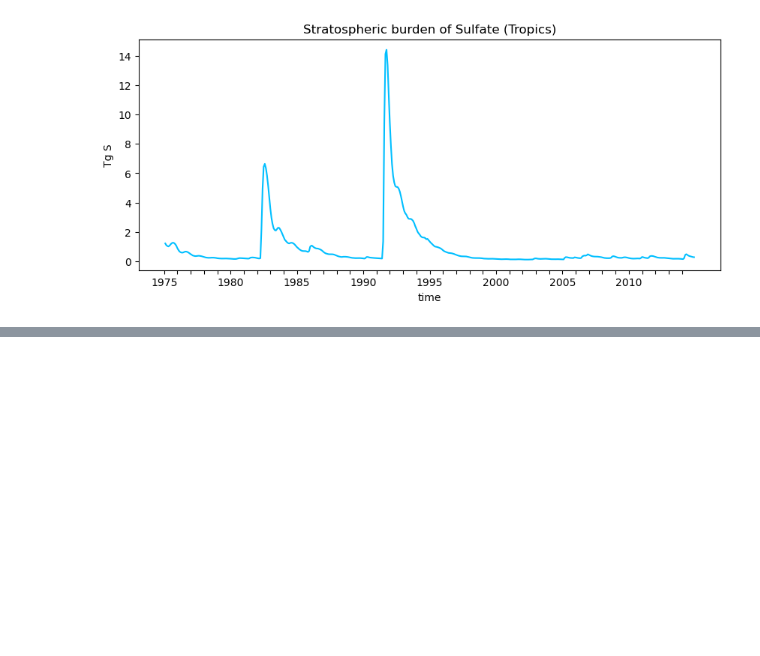
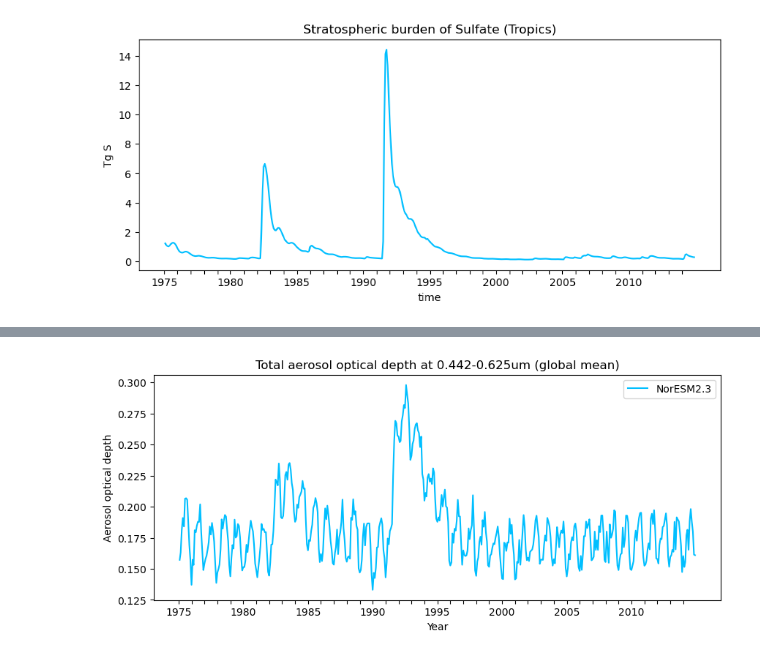
Before and after one commit to EliHHogemo/master_thesis, a Jupyter notebook: sulfur_pinatubo.ipynb, the cells around one changed output, grey strips where cells are left out. Saved outputs shown, nothing was run; the diff lists cells and outputs as text; code cells hidden in the pictures; blank space fills up the shorter version.

```diff
--- a/sulfur_pinatubo.ipynb
+++ b/sulfur_pinatubo.ipynb
@@ -240,0 +279,20 @@ plt.show()
+# %%
+aod500 = "AOD_VIS"  # AOD at 0.442-0.625um
+daylight = "DAYFOC"  # Fraction of day in the month
+
+ts_aod = ds[aod500].weighted(weighted_lat).mean(dim=["lat", "lon"])
+daylight_monthly = ds[daylight].weighted(weighted_lat).mean(dim=["lat", "lon"])
+ts_aod = ts_aod / daylight_monthly
+
+plt.figure(figsize=(10, 4))
+ts_aod.plot(color = "deepskyblue", label = "NorESM2.3")
+years = np.arange(1975, 2015)
+year_ticks = [cftime.DatetimeNoLeap(int(y), 1, 1) for y in years]
+plt.xticks(year_ticks, [str(y) if y % 5 == 0 else '' for y in years])
+plt.xlabel("Year")
+plt.ylabel("Aerosol optical depth")
+plt.title("Total aerosol optical depth at 0.442-0.625um (global mean)")
+plt.legend()
+plt.show()
+# %% [output]
+[figure, added]
```
Also changed, not shown: parts of 11 cells of this notebook.
